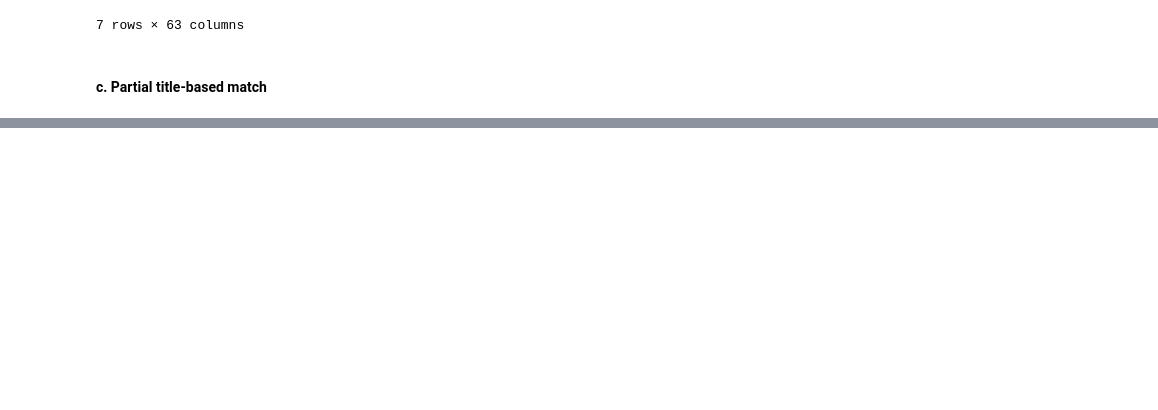
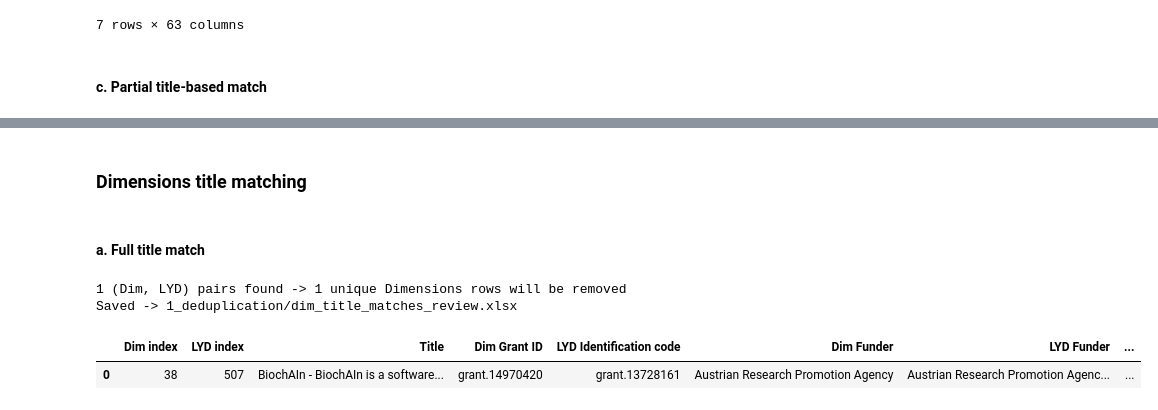
Before and after one commit to violah-fellow/SHEEP, a Jupyter notebook: Funding/grant_deduplication.ipynb, the cells around one changed output, grey strips where cells are left out. Cells and saved outputs as stored; diff of their text form; code cells hidden in the pictures; blank space fills up the shorter version.

```diff
--- a/Funding/grant_deduplication.ipynb
+++ b/Funding/grant_deduplication.ipynb
@@ -1113,0 +1132,57 @@ partial_changes_view
+# %% [markdown]
+### Dimensions title matching
+# %% [markdown]
+#### a. Full title match
+# %%
+### Find full title matches between dimensions_data and last_year_data_edited ###
+# Matches on 'Title translated' in dimensions_data against 'Title' in last_year_data_edited.
+# Exact match after stripping and lowercasing.
+
+# Build lookup: normalised title -> row indices in last_year_data_edited
+lyd_dim_title_map = {}
+for idx, val in last_year_data_edited['Title'].items():
+    norm = _norm_title(val)
+    if norm:
+        lyd_dim_title_map.setdefault(norm, []).append(idx)
+
+dim_title_match_rows = []
+
+for dim_idx, dim_row in dimensions_data.iterrows():
+    norm = _norm_title(dim_row.get('Title translated'))
+    if norm and norm in lyd_dim_title_map:
+        for lyd_idx in lyd_dim_title_map[norm]:
+            dim_title_match_rows.append({
+                'Dim index':               dim_idx,
+                'LYD index':               lyd_idx,
+                'Title':                   dim_row.get('Title translated'),
+                'Dim Grant ID':            dim_row.get('Grant ID'),
+                'LYD Identification code': last_year_data_edited.at[lyd_idx, 'Identification code'],
+                'Dim Funder':              dim_row.get('Funder'),
+                'LYD Funder':              last_year_data_edited.at[lyd_idx, 'Funder name'],
+                'Dim Total (USD)':         dim_row.get('Funding amount in USD'),
+                'LYD Total (USD)':         last_year_data_edited.at[lyd_idx, 'Total amount (USD)'],
+                'Dim Start date':          dim_row.get('Start date'),
+                'LYD Start date':          last_year_data_edited.at[lyd_idx, 'Project start date'],
+                'Dim End Year':            dim_row.get('End Year'),
+                'LYD End date':            last_year_data_edited.at[lyd_idx, 'End date'],
+            })
+
+dim_title_matches_df = pd.DataFrame(dim_title_match_rows)
+
+unique_dim = dim_title_matches_df['Dim index'].nunique() if len(dim_title_matches_df) else 0
+print(f"{len(dim_title_matches_df)} (Dim, LYD) pairs found -> {unique_dim} unique Dimensions rows will be removed")
+
+multi = dim_title_matches_df[dim_title_matches_df.duplicated('Dim index', keep=False)]
+if len(multi):
+    print(f"\nNote: {multi['Dim index'].nunique()} Dimensions row(s) match multiple LYD rows (duplicate title in last_year_data):")
+    print(multi[['Dim index', 'LYD index', 'Title']].to_string(index=False))
+
+
+dim_title_matches_df.to_excel("1_deduplication/data_changes/dim_title_matches_review.xlsx", index=False)
+print("Saved -> 1_deduplication/data_changes/dim_title_matches_review.xlsx")
+dim_title_matches_df
+# %% [output]
+1 (Dim, LYD) pairs found -> 1 unique Dimensions rows will be removed
+Saved -> 1_deduplication/dim_title_matches_review.xlsx
+|  | Dim index | LYD index | Title | Dim Grant ID | LYD Identification code | Dim Funder | LYD Funder | ... |
+| 0 | 38 | 507 | BiochAIn - BiochAIn is a software... | grant.14970420 | grant.13728161 | Austrian Research Promotion Agency | Austrian Research Promotion Agenc... | ... |
```
Also changed, not shown: parts of 22 cells of this notebook, 6 other files.
